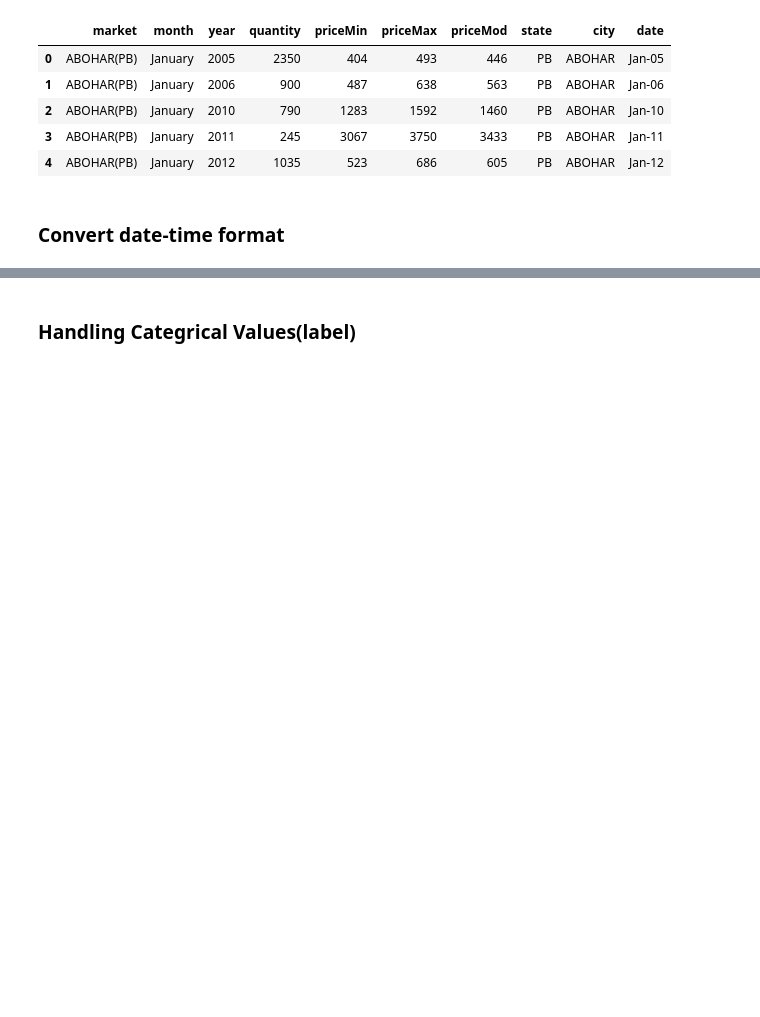
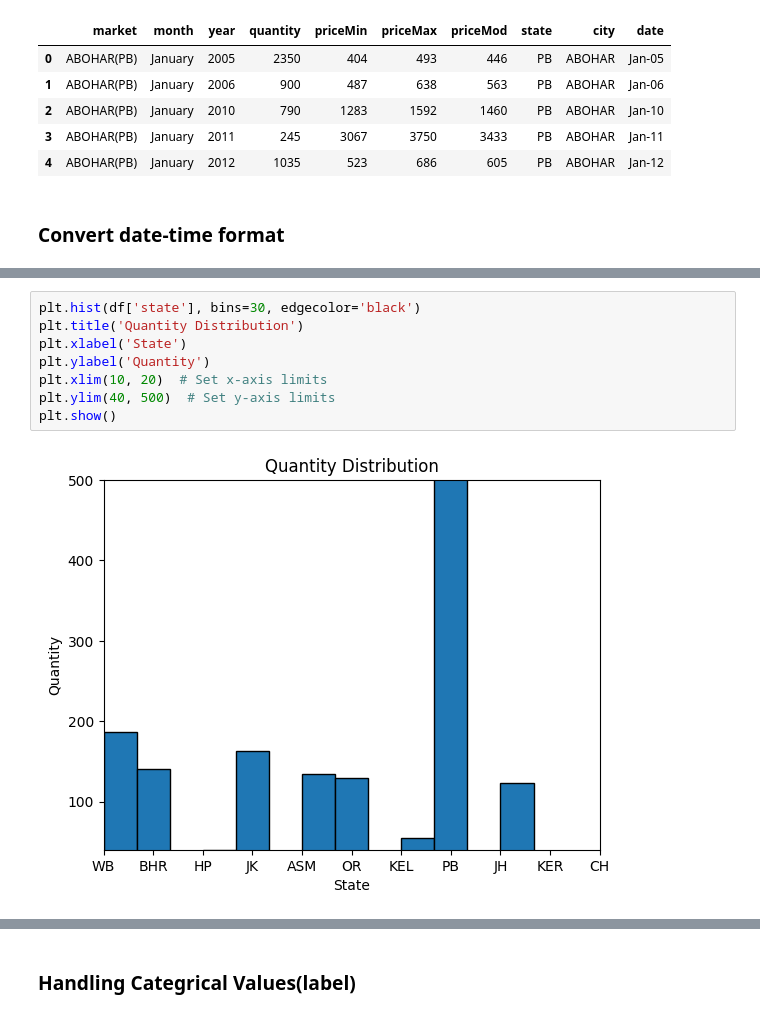
Before and after one commit to Zesmat/Market-Price-Prediction, a Jupyter notebook: Market_price2.ipynb, the cells around one changed output, grey strips where cells are left out. Saved outputs shown, nothing was run; the diff lists cells and outputs as text; blank space fills up the shorter version.

```diff
--- a/Market_price2.ipynb
+++ b/Market_price2.ipynb
@@ -92,0 +153,10 @@ memory usage: 719.1+ KB
+# %%
+plt.hist(df['state'], bins=30, edgecolor='black')
+plt.title('Quantity Distribution')
+plt.xlabel('State')
+plt.ylabel('Quantity')
+plt.xlim(10, 20)  # Set x-axis limits
+plt.ylim(40, 500)  # Set y-axis limits
+plt.show()
+# %% [output]
+[figure, added]
```
Also changed, not shown: parts of 26 cells of this notebook.
